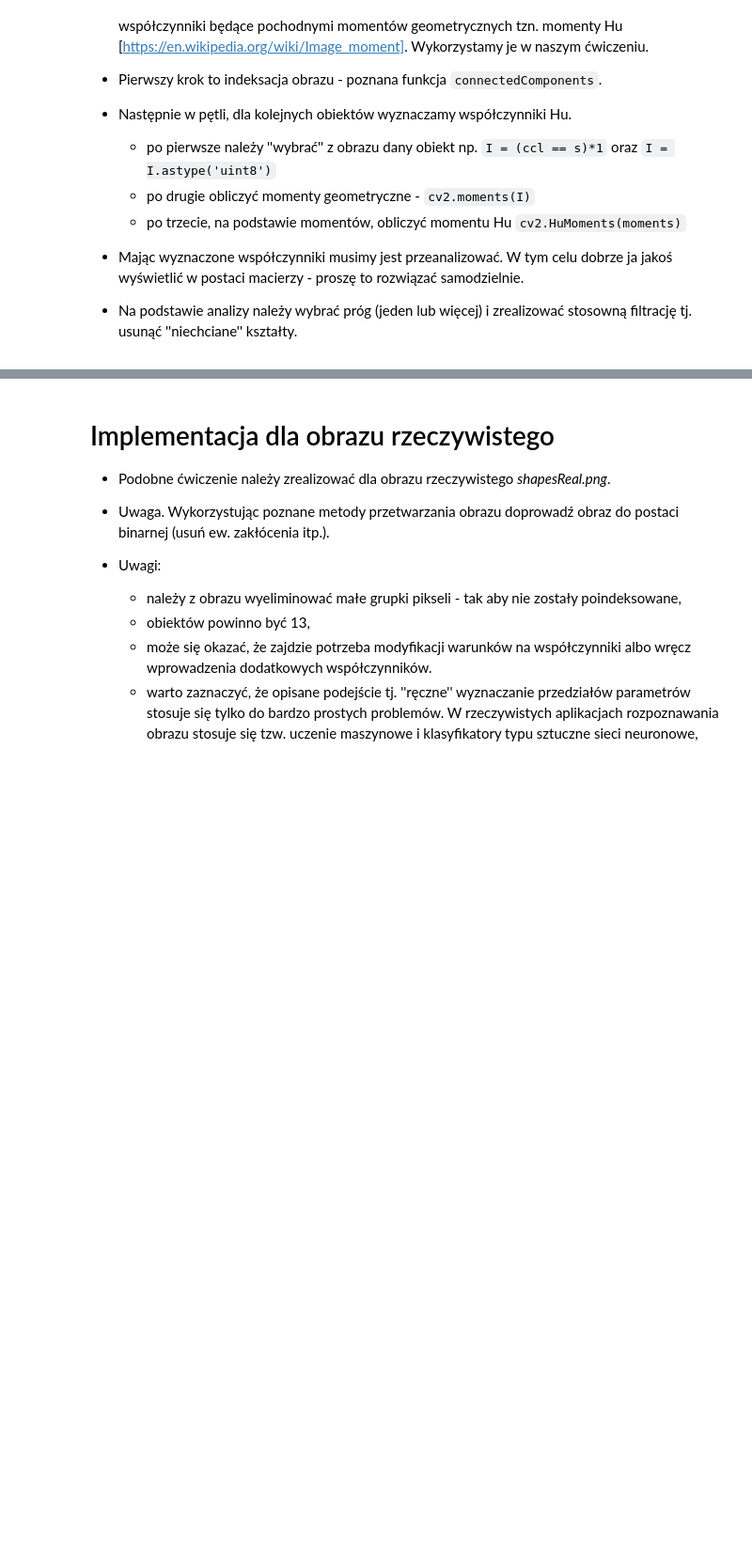
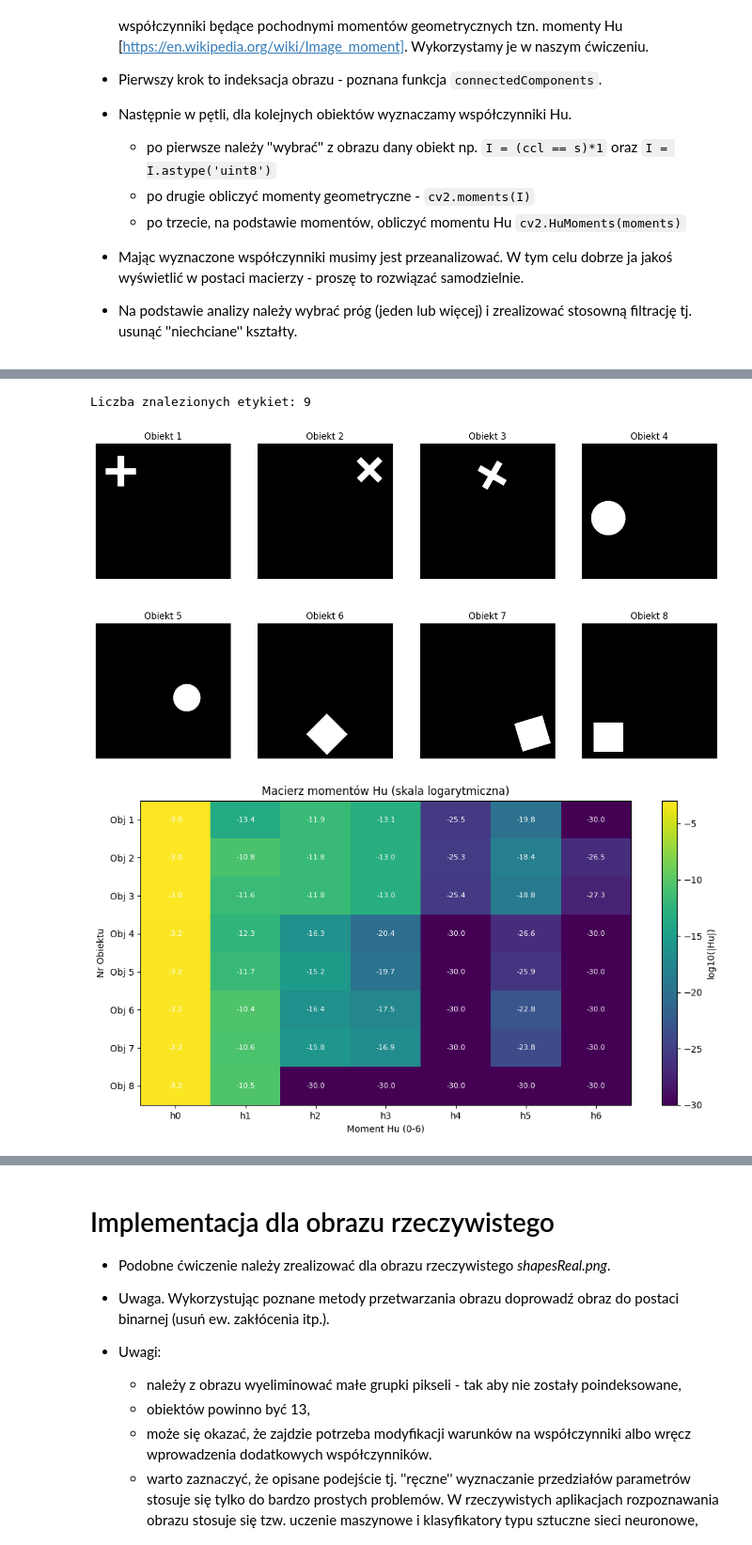
Before and after one commit to epetrycka/POC, a Jupyter notebook: lab_13/13_ccl.ipynb, the cells around one changed output, grey strips where cells are left out. Shown at 94% size. Saved outputs shown, nothing was run; the diff lists cells and outputs as text; code cells hidden in the pictures; blank space fills up the shorter version.

```diff
--- a/lab_13/13_ccl.ipynb
+++ b/lab_13/13_ccl.ipynb
@@ -433,13 +433,3 @@ Wynika z tego konieczność uwzględnienia pewnej tolerancji wartości współcz
 - Mając wyznaczone współczynniki musimy jest przeanalizować. W tym celu dobrze ja jakoś wyświetlić w postaci macierzy - proszę to rozwiązać samodzielnie.
 
 - Na podstawie analizy należy wybrać próg (jeden lub więcej) i zrealizować stosowną filtrację tj. usunąć ''niechciane'' kształty.
-# %%
-# Rozpoznawanie obiektów sztucznych
-labels = cv2.connectedComponents(images[1], connectivity=8)[1]
-
-print(f"Liczba znalezionych etykiet: {np.unique(labels)}")
-
-for I in range(len(np.unique(labels)) - 1):
-    moments_geo = cv2.moments(I)
-    moment_Hu = cv2.HuMoments(moments_geo)
-    print(f"Etykieta: {I}, Moment Hu: {moment_Hu.T}")
@@ -455,0 +436,69 @@ Etykieta: 7, Moment Hu: [[0. 0. 0. 0. 0. 0. 0.]]
+# %%
+# Rozpoznawanie obiektów sztucznych
+num_labels, labels = cv2.connectedComponents(images[1], connectivity=8)
+
+print(f"Liczba znalezionych etykiet: {num_labels}")
+hu_moments_list = []
+object_indices = []
+
+_, axes = plt.subplots(num_labels//4, 4, figsize=(15, 8))
+row = 0
+col = 0
+
+for I in range(1, num_labels):
+    obiekt = (labels == I).astype(np.uint8) * 255
+    moments = cv2.moments(obiekt)
+    moment_Hu = cv2.HuMoments(moments).flatten()
+
+    axes[row, col].imshow(obiekt, cmap='gray')
+    axes[row, col].set_title(f'Obiekt {I}')
+    axes[row, col].axis('off')
+    if col == 3:
+        row += 1
+        col = 0
+    else:
+        col += 1
+    hu_moments_list.append(moment_Hu)
+    object_indices.append(I)
+
+while (row < (num_labels//4)):
+    while (col < 4):
+        axes[row, col].axis('off')
+        col += 1
+    row += 1
+    col = 0
+
+plt.show()
+if not hu_moments_list:
+    print("Nie znaleziono obiektów")
+else:
+    hu_matrix = np.array(hu_moments_list)
+
+    hu_matrix_log = np.log10(np.abs(hu_matrix) + 1e-30)
+
+    plt.figure(figsize=(12, 6))
+    plt.title("Macierz momentów Hu (skala logarytmiczna)")
+
+    im = plt.imshow(hu_matrix_log, cmap='viridis', aspect='auto')
+    plt.colorbar(im, label='log10(|Hu|)')
+
+    plt.xlabel("Moment Hu (0-6)")
+    plt.ylabel("Nr Obiektu")
+
+    plt.xticks(range(7), [f'h{i}' for i in range(7)])
+    plt.yticks(range(len(object_indices)), [f'Obj {i}' for i in object_indices])
+
+    for i in range(len(object_indices)):
+        for j in range(7):
+            plt.text(j, i, f"{hu_matrix_log[i, j]:.1f}",
+                     ha="center", va="center", color="white", fontsize=8)
+
+    plt.show()
+
+    for i, idx in enumerate(object_indices):
+        val = hu_matrix_log[i, 0]
+        print(f"Obiekt {idx}: h0 = {val:.3f}")
+# %% [output]
+Liczba znalezionych etykiet: 9
+[figure, added]
+[figure, added]
```
Also changed, not shown: parts of 7 cells of this notebook, 1 other file.
